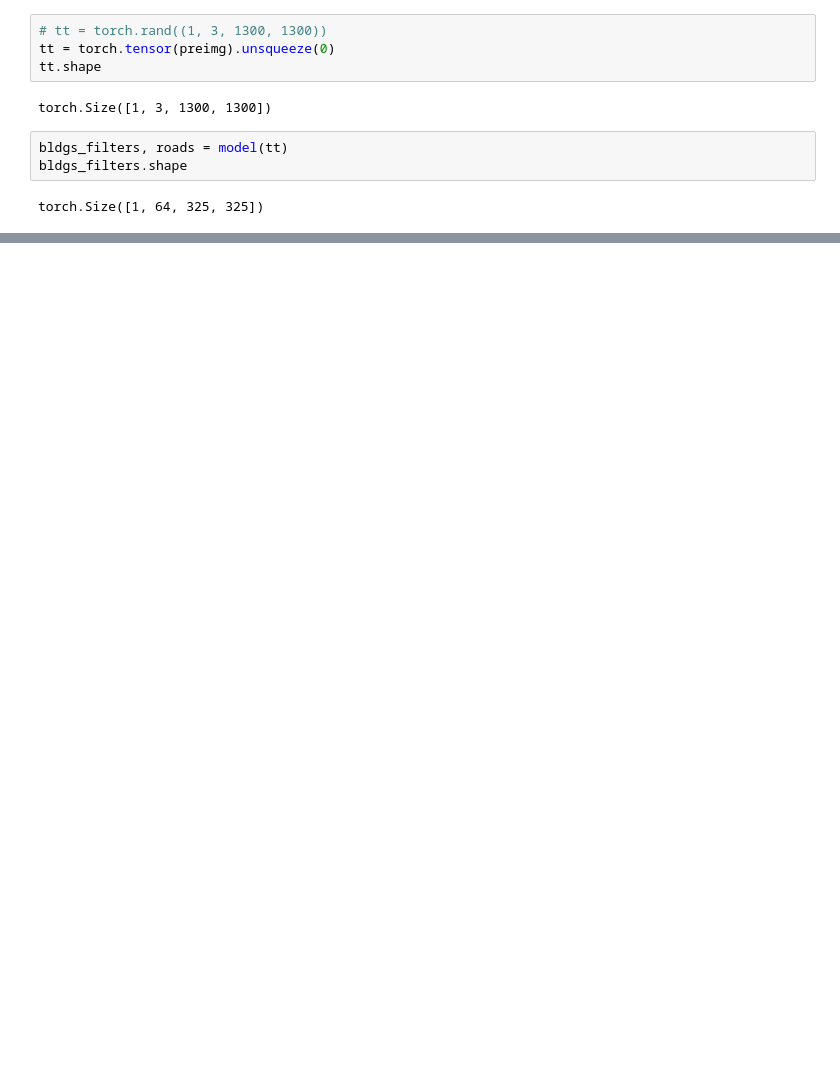
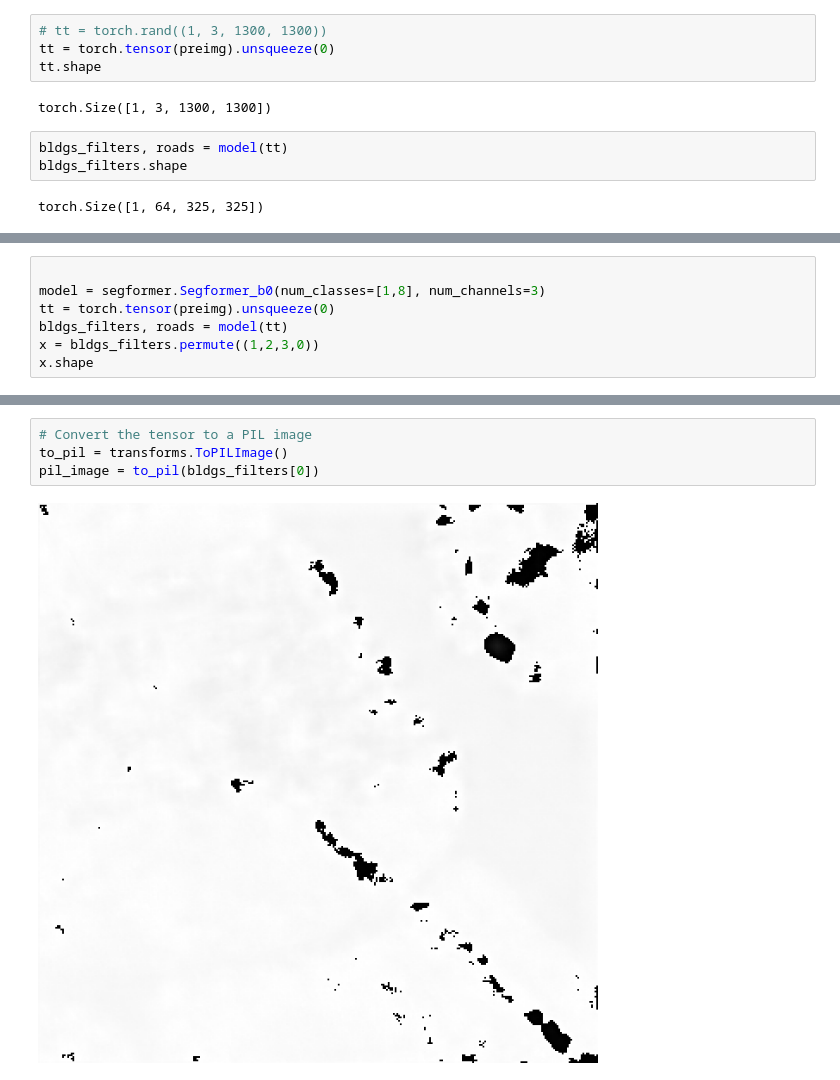
Before and after one commit to nesaboz/SpaceNet8, a Jupyter notebook: baseline/experiments/visualize_segformer_layers.ipynb, the cells around one changed output, grey strips where cells are left out. Cells and saved outputs as stored; diff of their text form; blank space fills up the shorter version.

```diff
--- a/baseline/experiments/visualize_segformer_layers.ipynb
+++ b/baseline/experiments/visualize_segformer_layers.ipynb
@@ -196,0 +325,7 @@ plt.show()
+# %%
+
+model = segformer.Segformer_b0(num_classes=[1,8], num_channels=3)
+tt = torch.tensor(preimg).unsqueeze(0)
+bldgs_filters, roads = model(tt)
+x = bldgs_filters.permute((1,2,3,0))
+x.shape
@@ -196,0 +340,6 @@ plt.show()
+# %%
+# Convert the tensor to a PIL image
+to_pil = transforms.ToPILImage()
+pil_image = to_pil(bldgs_filters[0])
+# %% [output]
+[figure, added]
```
Also changed, not shown: parts of 19 cells of this notebook, 13 other files.
